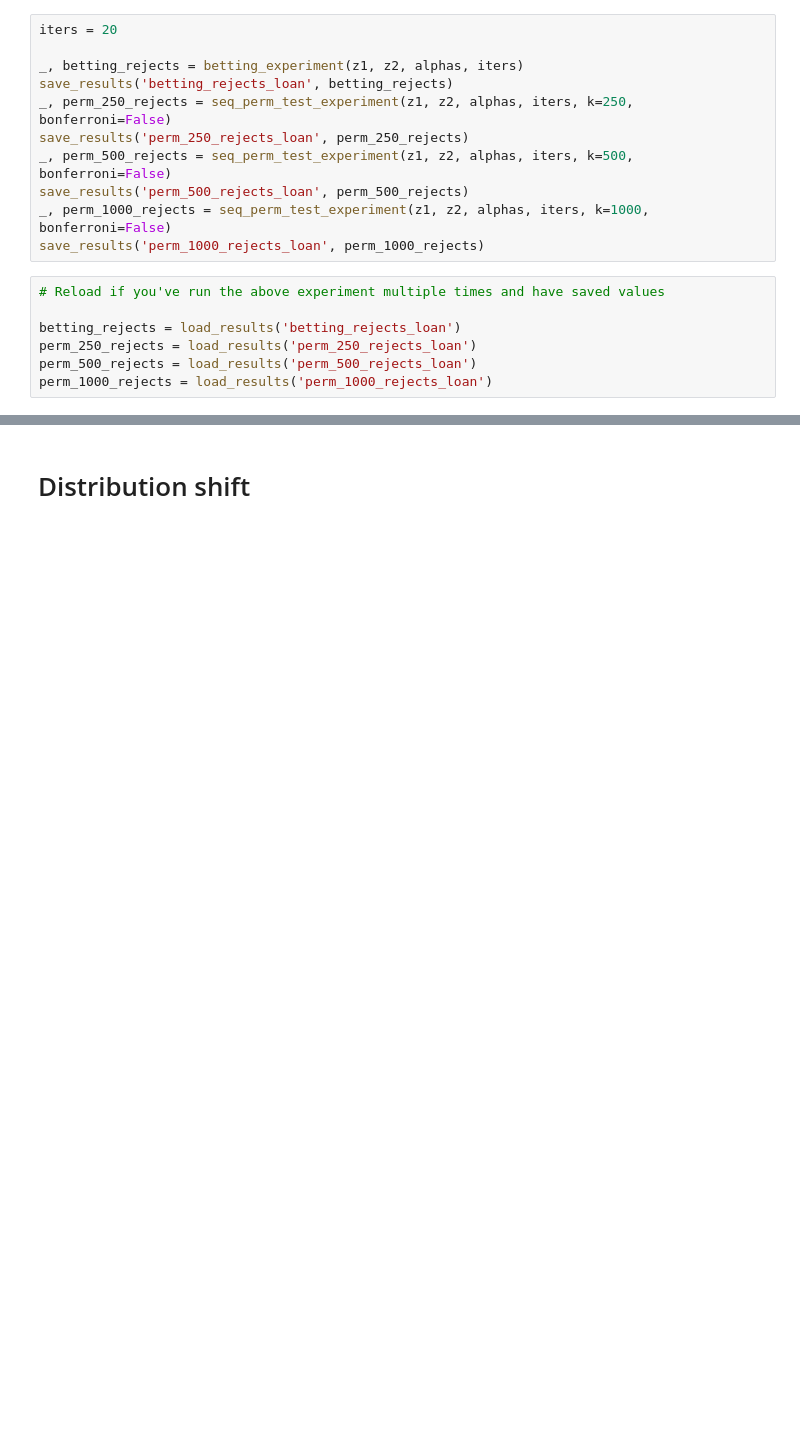
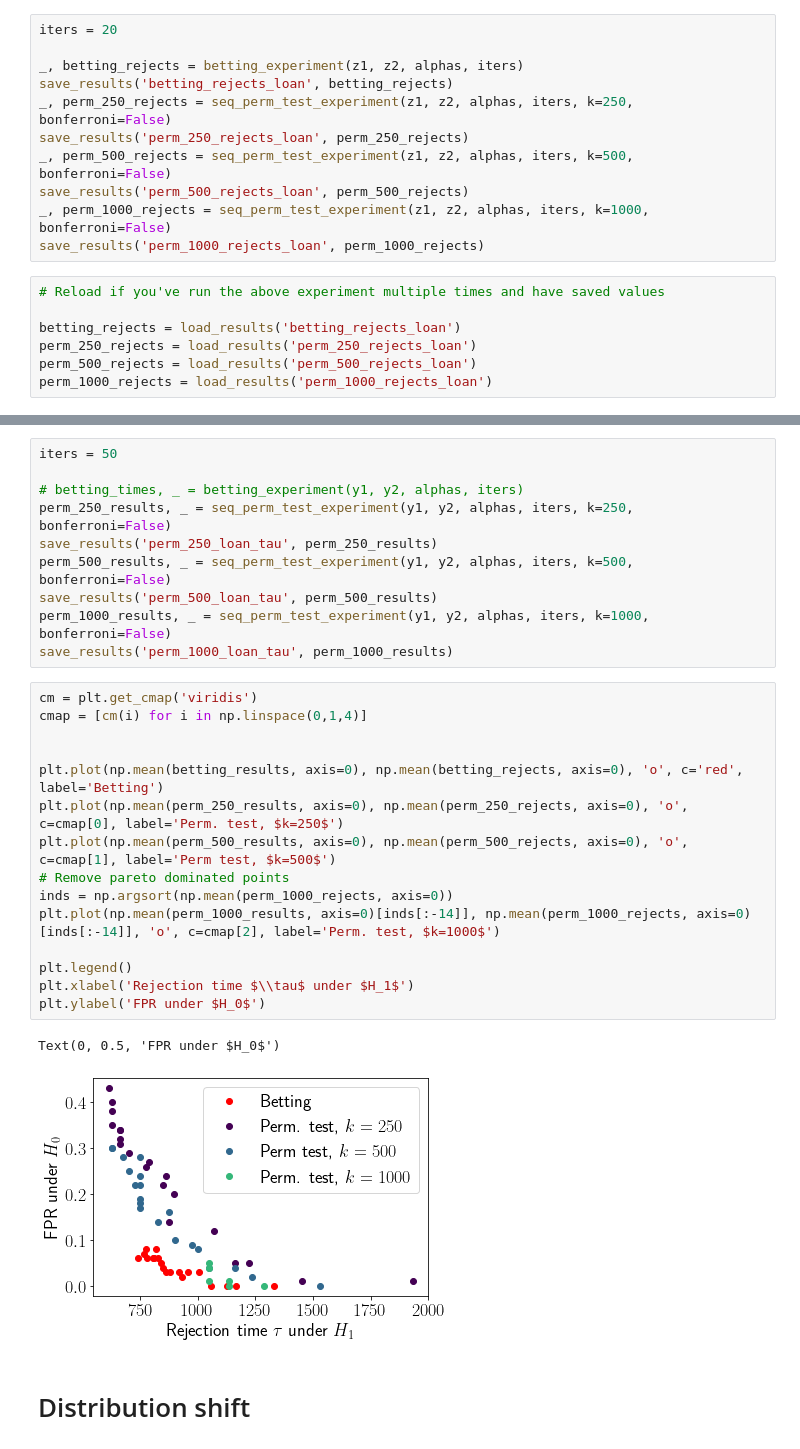
Before and after one commit to secg5/auditing_fairness_by_betting, a Jupyter notebook: credit_loan.ipynb, the cells around one changed output, grey strips where cells are left out. Cells and saved outputs as stored; diff of their text form; blank space fills up the shorter version.

```diff
--- a/credit_loan.ipynb
+++ b/credit_loan.ipynb
@@ -191,3 +199,31 @@ plt.savefig('plots/loan_fpr.png', dpi=300, bbox_inches='tight')
+# %%
+iters = 50
+
+# betting_times, _ = betting_experiment(y1, y2, alphas, iters)
+perm_250_results, _ = seq_perm_test_experiment(y1, y2, alphas, iters, k=250, bonferroni=False)
+save_results('perm_250_loan_tau', perm_250_results)
+perm_500_results, _ = seq_perm_test_experiment(y1, y2, alphas, iters, k=500, bonferroni=False)
+save_results('perm_500_loan_tau', perm_500_results)
+perm_1000_results, _ = seq_perm_test_experiment(y1, y2, alphas, iters, k=1000, bonferroni=False)
+save_results('perm_1000_loan_tau', perm_1000_results)
+# %%
+cm = plt.get_cmap('viridis')
+cmap = [cm(i) for i in np.linspace(0,1,4)]
+
+
+plt.plot(np.mean(betting_results, axis=0), np.mean(betting_rejects, axis=0), 'o', c='red', label='Betting')
+plt.plot(np.mean(perm_250_results, axis=0), np.mean(perm_250_rejects, axis=0), 'o', c=cmap[0], label='Perm. test, $k=250$')
+plt.plot(np.mean(perm_500_results, axis=0), np.mean(perm_500_rejects, axis=0), 'o', c=cmap[1], label='Perm test, $k=500$')
+# Remove pareto dominated points
+inds = np.argsort(np.mean(perm_1000_rejects, axis=0))
+plt.plot(np.mean(perm_1000_results, axis=0)[inds[:-14]], np.mean(perm_1000_rejects, axis=0)[inds[:-14]], 'o', c=cmap[2], label='Perm. test, $k=1000$')
+
+plt.legend()
+plt.xlabel('Rejection time $\\tau$ under $H_1$')
+plt.ylabel('FPR under $H_0$')
+# %% [output]
+Text(0, 0.5, 'FPR under $H_0$')
+[figure, added]
 # %% [markdown]
 # Distribution shift
 # %%
```
Also changed, not shown: parts of 20 cells of this notebook, 5 other files.
